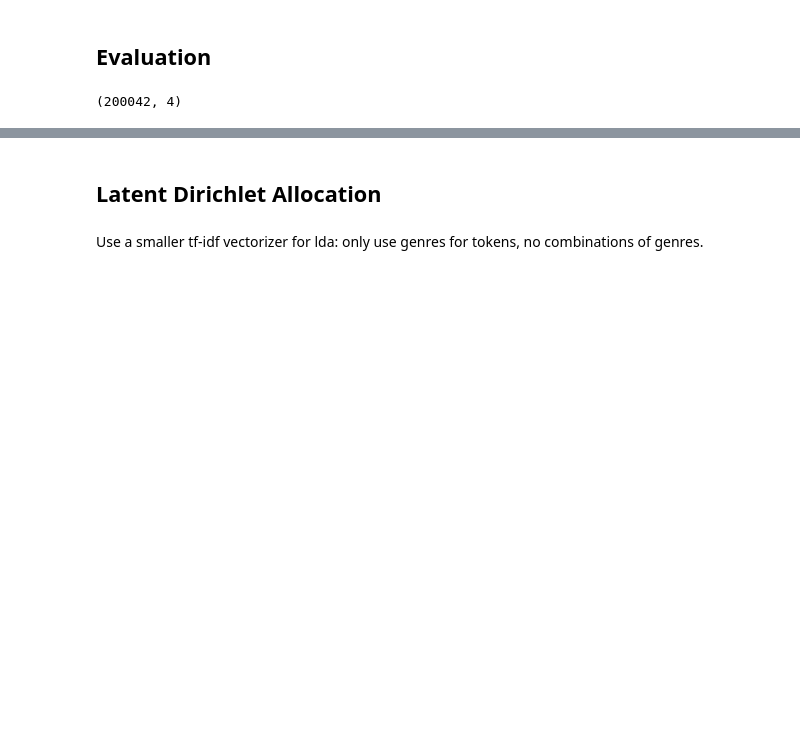
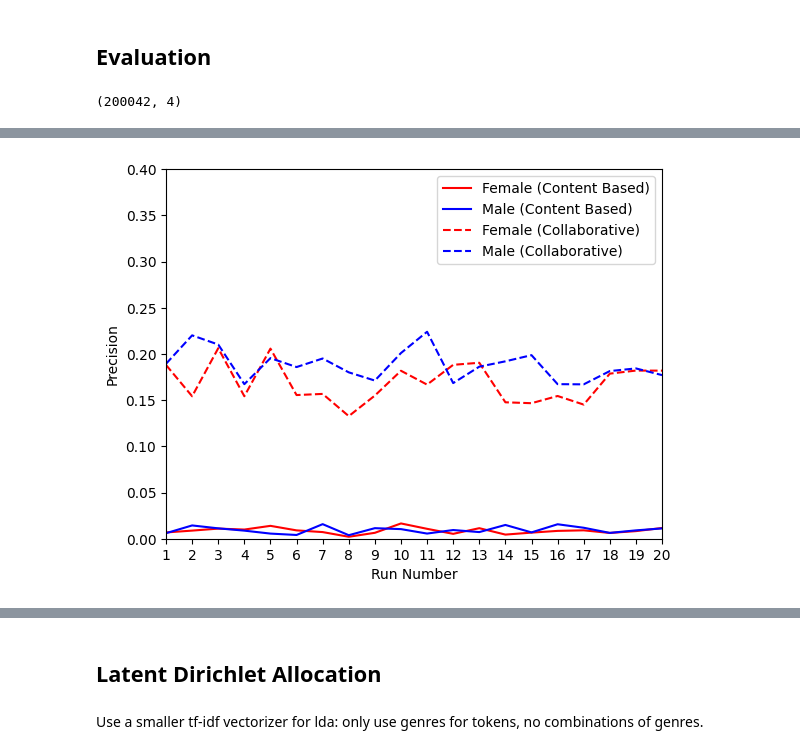
Before and after one commit to sipei-li/fairness-playground, a Jupyter notebook: 20230118-SimpleRecommenders.ipynb, the cells around one changed output, grey strips where cells are left out. Cells and saved outputs as stored; diff of their text form; code cells hidden in the pictures; blank space fills up the shorter version.

```diff
--- a/20230118-SimpleRecommenders.ipynb
+++ b/20230118-SimpleRecommenders.ipynb
@@ -314,0 +395,15 @@ For 100 randomly sampled male users:
+# %%
+fig, ax = plt.subplots()
+ax.plot(np.arange(epochs)+1, all_f_cb_p, 'r', label='Female (Content Based)')
+ax.plot(np.arange(epochs)+1, all_m_cb_p, 'b', label='Male (Content Based)')
+ax.plot(np.arange(epochs)+1, all_f_cf_p, 'r--', label='Female (Collaborative)')
+ax.plot(np.arange(epochs)+1, all_m_cf_p, 'b--', label='Male (Collaborative)')
+legend = ax.legend(loc='upper right')
+ax.set_xlim([1,epochs])
+ax.set_ylim([0, 0.4])
+ax.set_xlabel('Run Number')
+ax.set_ylabel('Precision')
+plt.xticks(range(1,epochs+1))
+plt.show()
+# %% [output]
+[figure, added]
```
Also changed, not shown: parts of 31 cells of this notebook, 11 other files.
